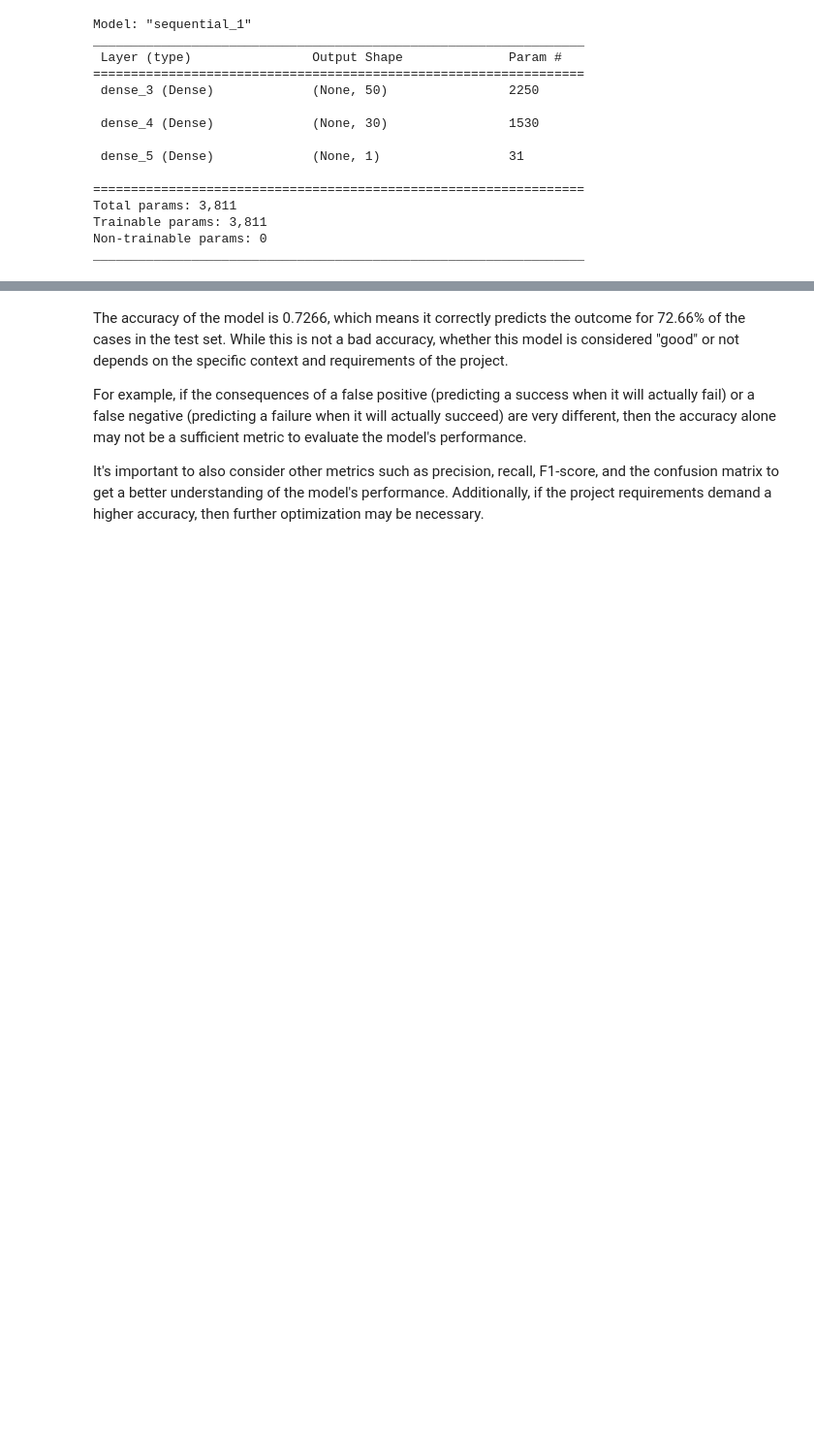
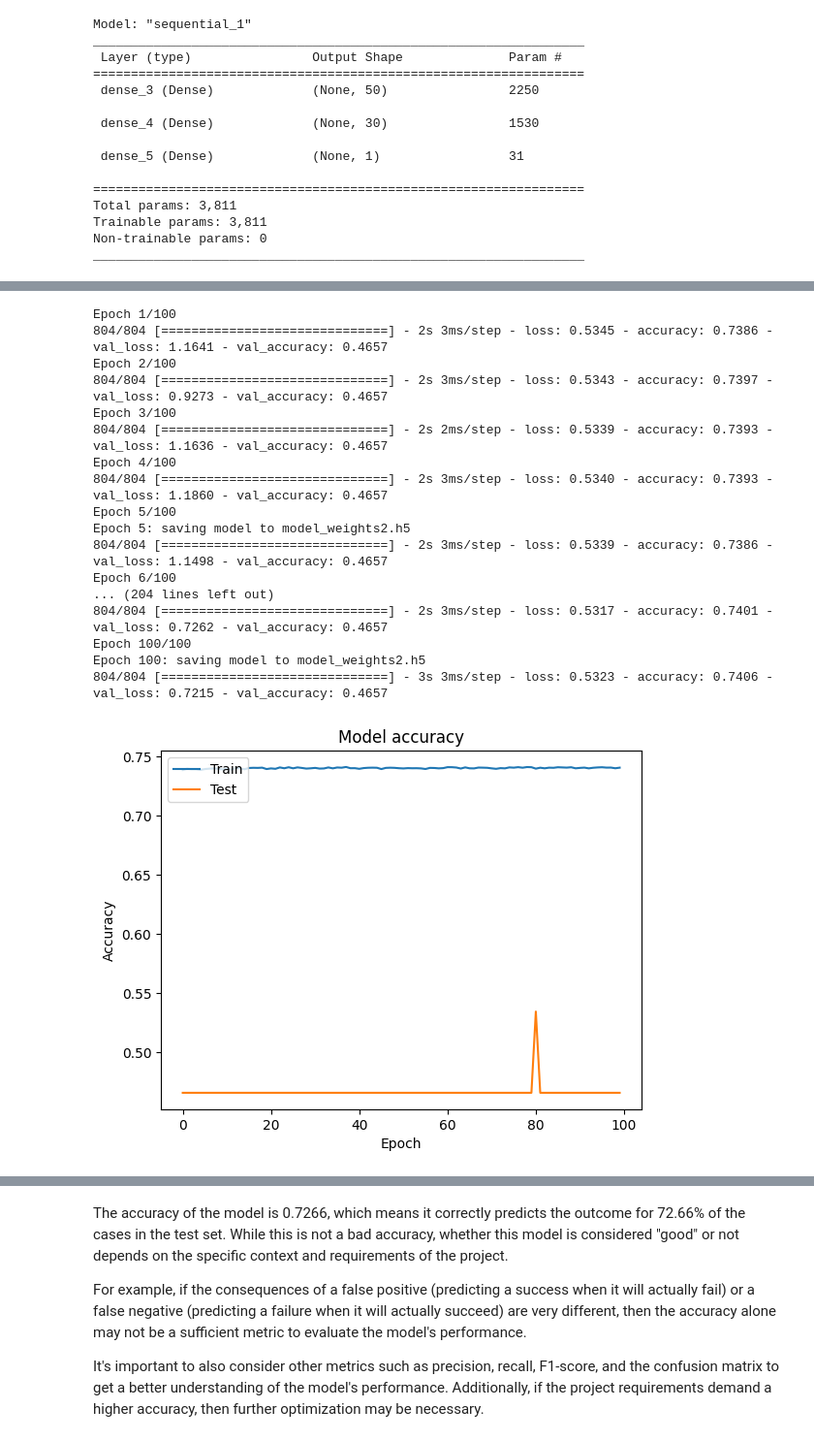
Before and after one commit to KellyPared/deep-learning-challenge, a Jupyter notebook: deep_learning.ipynb, the cells around one changed output, grey strips where cells are left out. Shown at 97% size. Cells and saved outputs as stored; diff of their text form; code cells hidden in the pictures; blank space fills up the shorter version.

```diff
--- a/deep_learning.ipynb
+++ b/deep_learning.ipynb
@@ -557 +551,39 @@ Epoch 100: saving model to model_weights2.h5
 <keras.callbacks.History at 0x...>
+# %%
+import matplotlib.pyplot as plt
+
+# Define the checkpoint file path
+checkpoint_filepath = 'model_weights2.h5'
+
+# Define the ModelCheckpoint callback
+checkpoint_callback = ModelCheckpoint(
+    filepath=checkpoint_filepath,
+    save_weights_only=True,
+    period=5,
+    verbose=1
+)
+
+# Train the model
+history = model2.fit(X_train_scaled, y_train,
+                     epochs=100,
+                     validation_data=(X_test, y_test),
+                     callbacks=[checkpoint_callback])
+
+# Plot training and validation accuracy
+plt.plot(history.history['accuracy'])
+plt.plot(history.history['val_accuracy'])
+plt.title('Model accuracy')
+plt.ylabel('Accuracy')
+plt.xlabel('Epoch')
+plt.legend(['Train', 'Test'], loc='upper left')
+plt.show()
+
+# Plot training and validation loss
+plt.plot(history.history['loss'])
+plt.plot(history.history['val_loss'])
+plt.title('Model loss')
+plt.ylabel('Loss')
+plt.xlabel('Epoch')
+plt.legend(['Train', 'Test'], loc='upper left')
+plt.show()
+# %% [output]
@@ -557,0 +591,18 @@ Epoch 100: saving model to model_weights2.h5
+Epoch 1/100
+804/804 [==============================] - 2s 3ms/step - loss: 0.5345 - accuracy: 0.7386 - val_loss: 1.1641 - val_accuracy: 0.4657
+Epoch 2/100
+804/804 [==============================] - 2s 3ms/step - loss: 0.5343 - accuracy: 0.7397 - val_loss: 0.9273 - val_accuracy: 0.4657
+Epoch 3/100
+804/804 [==============================] - 2s 2ms/step - loss: 0.5339 - accuracy: 0.7393 - val_loss: 1.1636 - val_accuracy: 0.4657
+Epoch 4/100
+804/804 [==============================] - 2s 3ms/step - loss: 0.5340 - accuracy: 0.7393 - val_loss: 1.1860 - val_accuracy: 0.4657
+Epoch 5/100
+Epoch 5: saving model to model_weights2.h5
+804/804 [==============================] - 2s 3ms/step - loss: 0.5339 - accuracy: 0.7386 - val_loss: 1.1498 - val_accuracy: 0.4657
+Epoch 6/100
+... (204 lines left out)
+804/804 [==============================] - 2s 3ms/step - loss: 0.5317 - accuracy: 0.7401 - val_loss: 0.7262 - val_accuracy: 0.4657
+Epoch 100/100
+Epoch 100: saving model to model_weights2.h5
+804/804 [==============================] - 3s 3ms/step - loss: 0.5323 - accuracy: 0.7406 - val_loss: 0.7215 - val_accuracy: 0.4657
+[figure, added]
```
Also changed, not shown: parts of 20 cells of this notebook.
